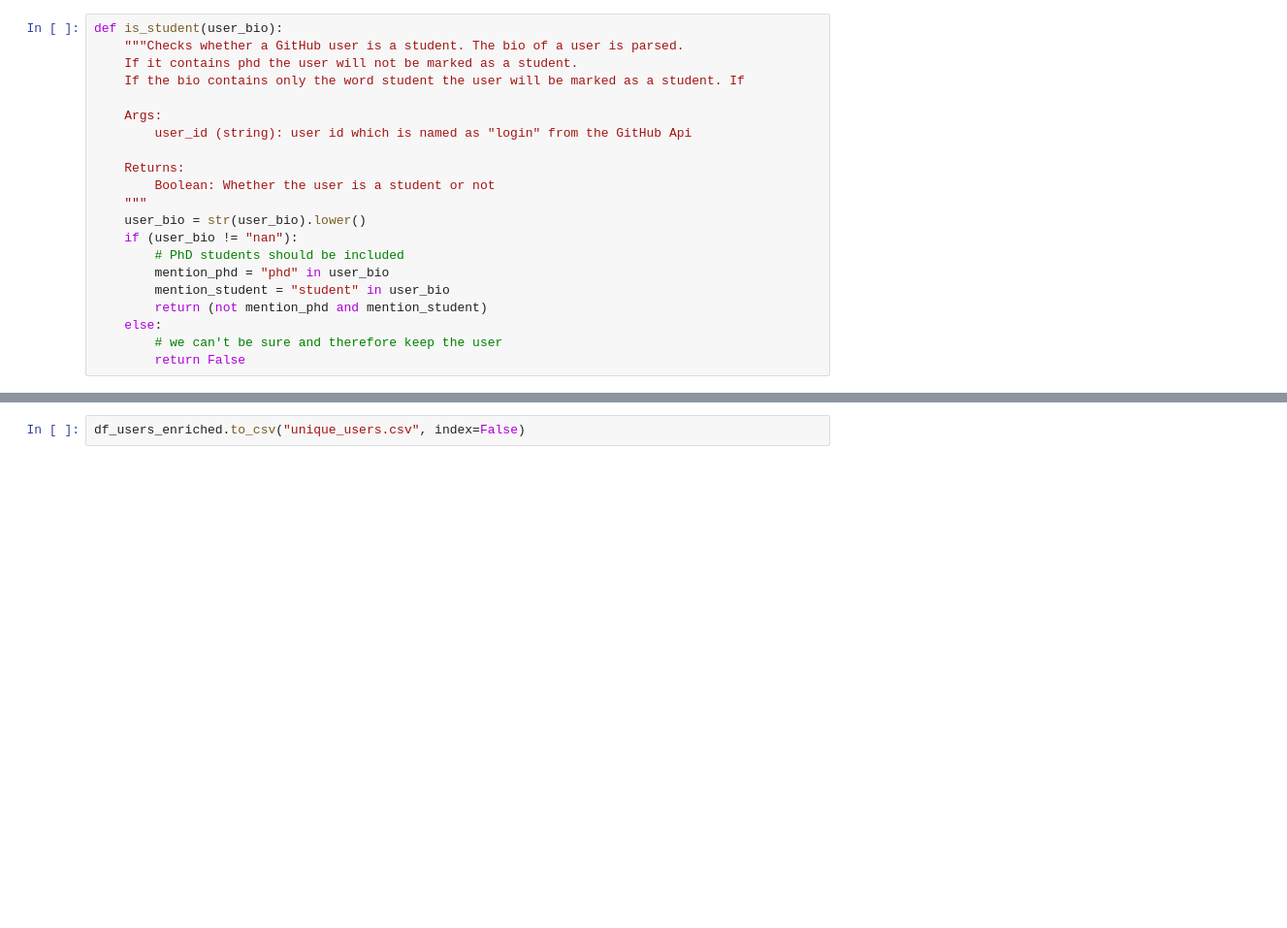
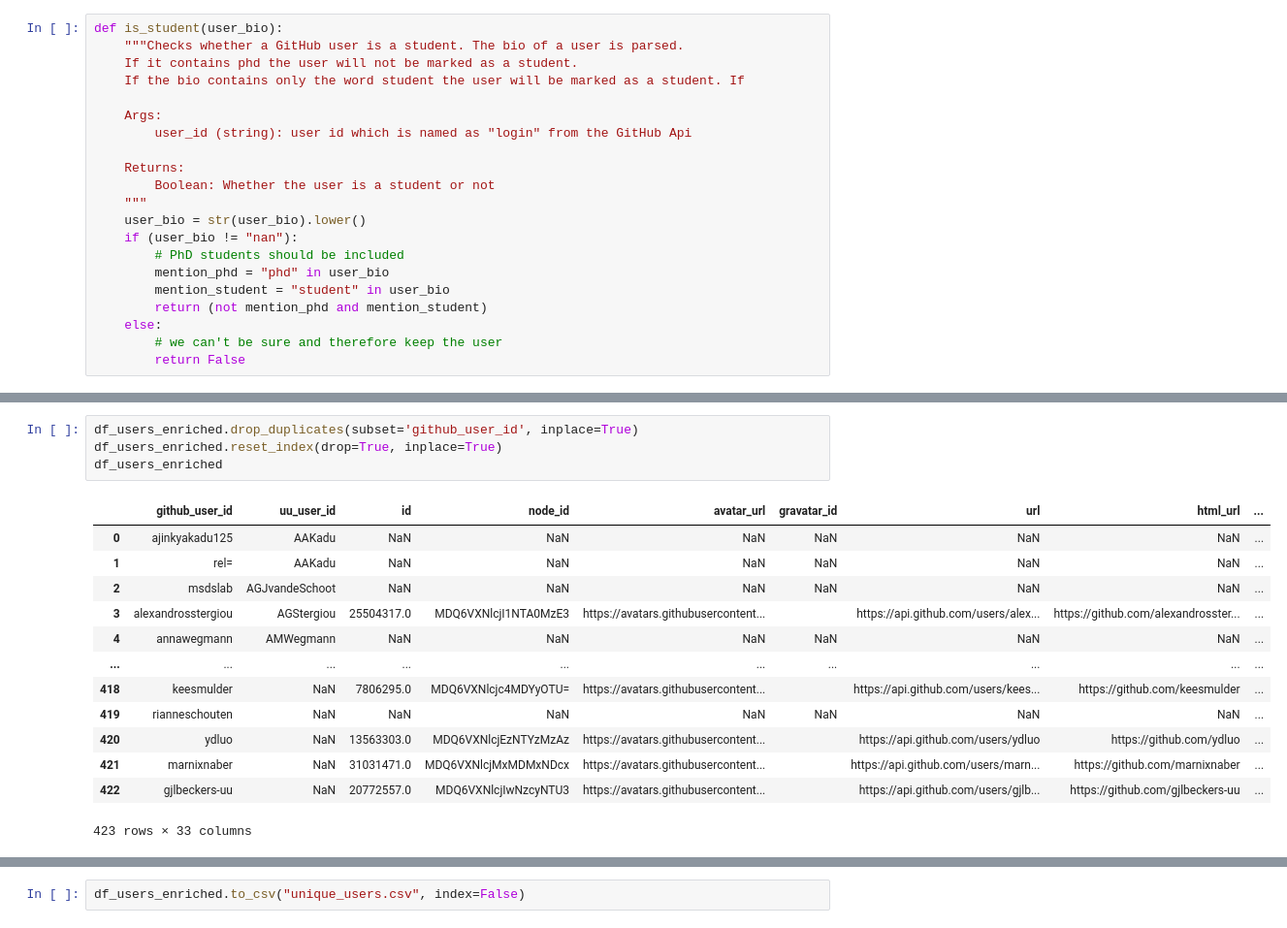
Before and after one commit to UtrechtUniversity/SWORDS-UU, a Jupyter notebook: repository_collection/merge_github_user_profiles.ipynb, the cells around one changed output, grey strips where cells are left out. Shown at 97% size. Drawn from its saved outputs; the diff is of its cells as text; blank space fills up the shorter version.

Commit message:
Fix duplicates due to drop_duplicates being case sensitive

```diff
--- a/repository_collection/merge_github_user_profiles.ipynb
+++ b/repository_collection/merge_github_user_profiles.ipynb
@@ -169,3 +201,21 @@ del df_users_enriched["login"]
+# %%
+df_users_enriched.drop_duplicates(subset='github_user_id', inplace=True)
+df_users_enriched.reset_index(drop=True, inplace=True)
+df_users_enriched
+# %% [output]
+|  | github_user_id | uu_user_id | id | node_id | avatar_url | gravatar_id | url | html_url | ... |
+| 0 | ajinkyakadu125 | AAKadu | NaN | NaN | NaN | NaN | NaN | NaN | ... |
+| 1 | rel= | AAKadu | NaN | NaN | NaN | NaN | NaN | NaN | ... |
+| 2 | msdslab | AGJvandeSchoot | NaN | NaN | NaN | NaN | NaN | NaN | ... |
+| 3 | alexandrosstergiou | AGStergiou | 25504317.0 | MDQ6VXNlcjI1NTA0MzE3 | https://avatars.githubusercontent... |  | https://api.github.com/users/alex... | https://github.com/alexandrosster... | ... |
+| 4 | annawegmann | AMWegmann | NaN | NaN | NaN | NaN | NaN | NaN | ... |
+| ... | ... | ... | ... | ... | ... | ... | ... | ... | ... |
+| 418 | keesmulder | NaN | 7806295.0 | MDQ6VXNlcjc4MDYyOTU= | https://avatars.githubusercontent... |  | https://api.github.com/users/kees... | https://github.com/keesmulder | ... |
+| 419 | rianneschouten | NaN | NaN | NaN | NaN | NaN | NaN | NaN | ... |
+| 420 | ydluo | NaN | 13563303.0 | MDQ6VXNlcjEzNTYzMzAz | https://avatars.githubusercontent... |  | https://api.github.com/users/ydluo | https://github.com/ydluo | ... |
+| 421 | marnixnaber | NaN | 31031471.0 | MDQ6VXNlcjMxMDMxNDcx | https://avatars.githubusercontent... |  | https://api.github.com/users/marn... | https://github.com/marnixnaber | ... |
+| 422 | gjlbeckers-uu | NaN | 20772557.0 | MDQ6VXNlcjIwNzcyNTU3 | https://avatars.githubusercontent... |  | https://api.github.com/users/gjlb... | https://github.com/gjlbeckers-uu | ... |
+423 rows × 33 columns
 # %%
 df_users_enriched['is_student'] = df_users_enriched['bio'].apply(is_student)
 df_users_enriched['is_student'].value_counts()
```
Also changed, not shown: parts of 9 cells of this notebook.
